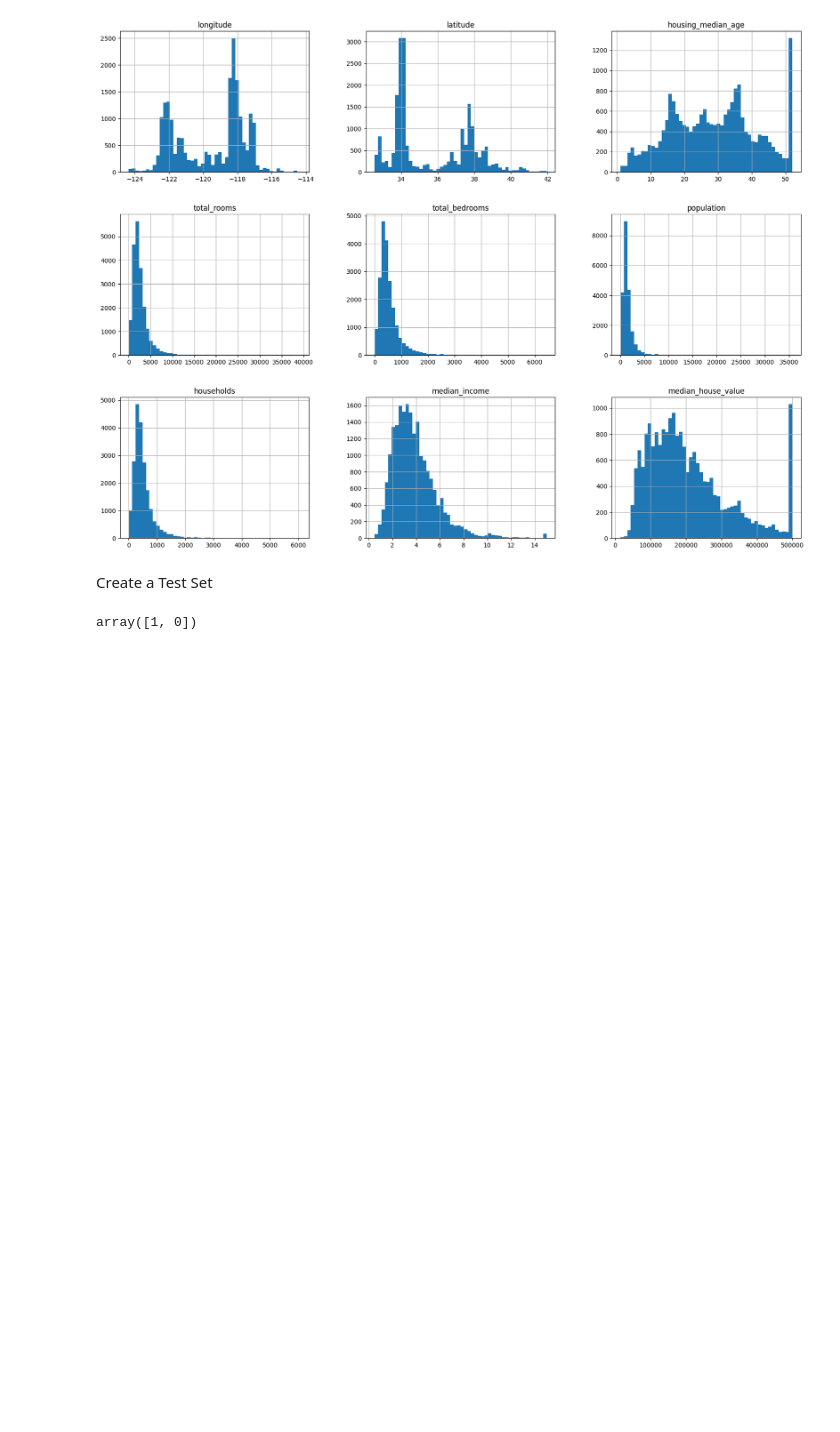
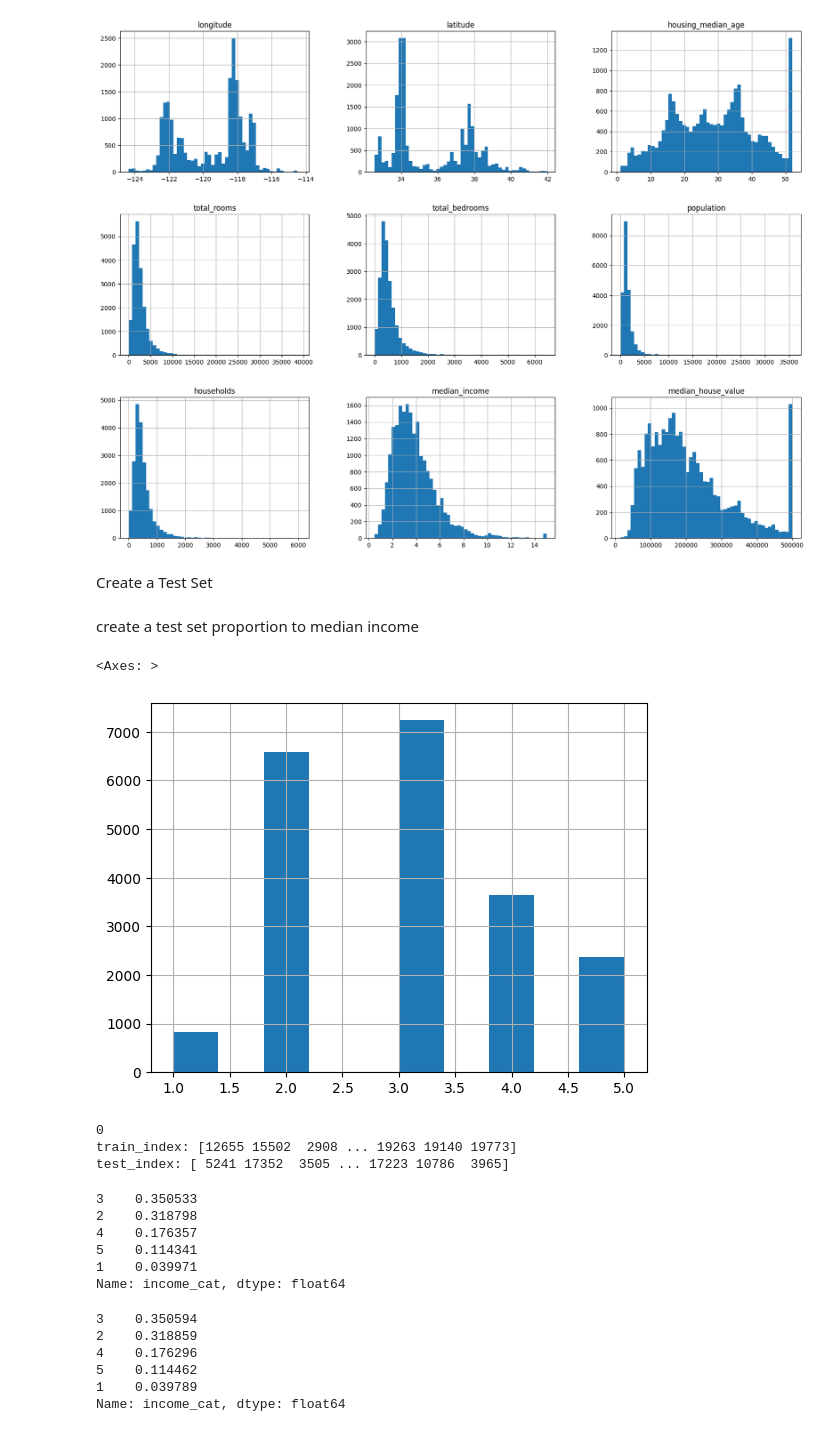
Before and after one commit to KrimssmirK/ml_tools, a Jupyter notebook: end_to_end_ml.ipynb, the cells around one changed output. Cells and saved outputs as stored; diff of their text form; code cells hidden in the pictures; blank space fills up the shorter version.

```diff
--- a/end_to_end_ml.ipynb
+++ b/end_to_end_ml.ipynb
@@ -115,8 +116,51 @@ def split_train_test(data, test_ratio):
   test_indices = shuffled_indices[:test_set_size]
   train_indices = shuffled_indices[test_set_size:]
   return data.iloc[train_indices], data.iloc[test_indices]
-# %%
-np.random.seed(42)
-np.random.permutation(2)
-# %% [output]
-array([1, 0])
+# %% [markdown]
+create a test set proportion to median income
+# %%
+# extract feature income category
+housing["income_cat"] = pd.cut(housing["median_income"],
+                               bins=[0., 1.5, 3.0, 4.5, 6., np.inf],
+                               labels=[1, 2, 3, 4, 5])
+# %%
+# show the hist of income_cat
+housing["income_cat"].hist()
+# %% [output]
+<Axes: >
+[figure, added]
+# %%
+# create train and test set
+from sklearn.model_selection import StratifiedShuffleSplit
+
+split = StratifiedShuffleSplit(n_splits=1, test_size=0.2, random_state=42)
+# counter = 0
+for train_index, test_index in split.split(housing, housing["income_cat"]):
+  # print(counter)
+  # print("train_index:", train_index)
+  # print("test_index:", test_index)
+  strat_train_set = housing.loc[train_index]
+  strat_test_set = housing.loc[test_index]
+  # counter += 1
+# %% [output]
+0
+train_index: [12655 15502  2908 ... 19263 19140 19773]
+test_index: [ 5241 17352  3505 ... 17223 10786  3965]
+# %%
+strat_test_set["income_cat"].value_counts() / len(strat_test_set)
+# %% [output]
+3    0.350533
+2    0.318798
+4    0.176357
+5    0.114341
+1    0.039971
+Name: income_cat, dtype: float64
+# %%
+strat_train_set["income_cat"].value_counts() / len(strat_train_set)
+# %% [output]
+3    0.350594
+2    0.318859
+4    0.176296
+5    0.114462
+1    0.039789
+Name: income_cat, dtype: float64
```
Also changed, not shown: parts of 3 cells of this notebook.
